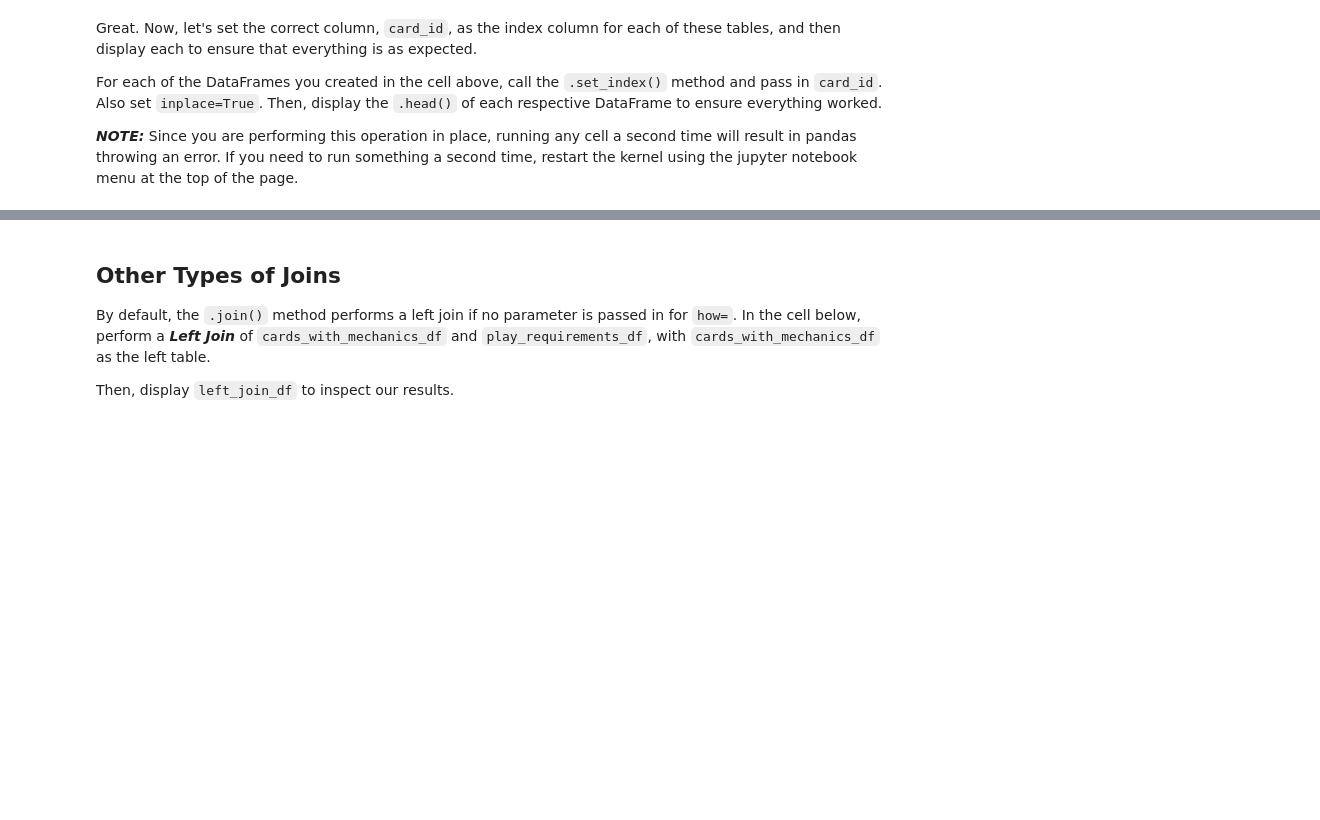
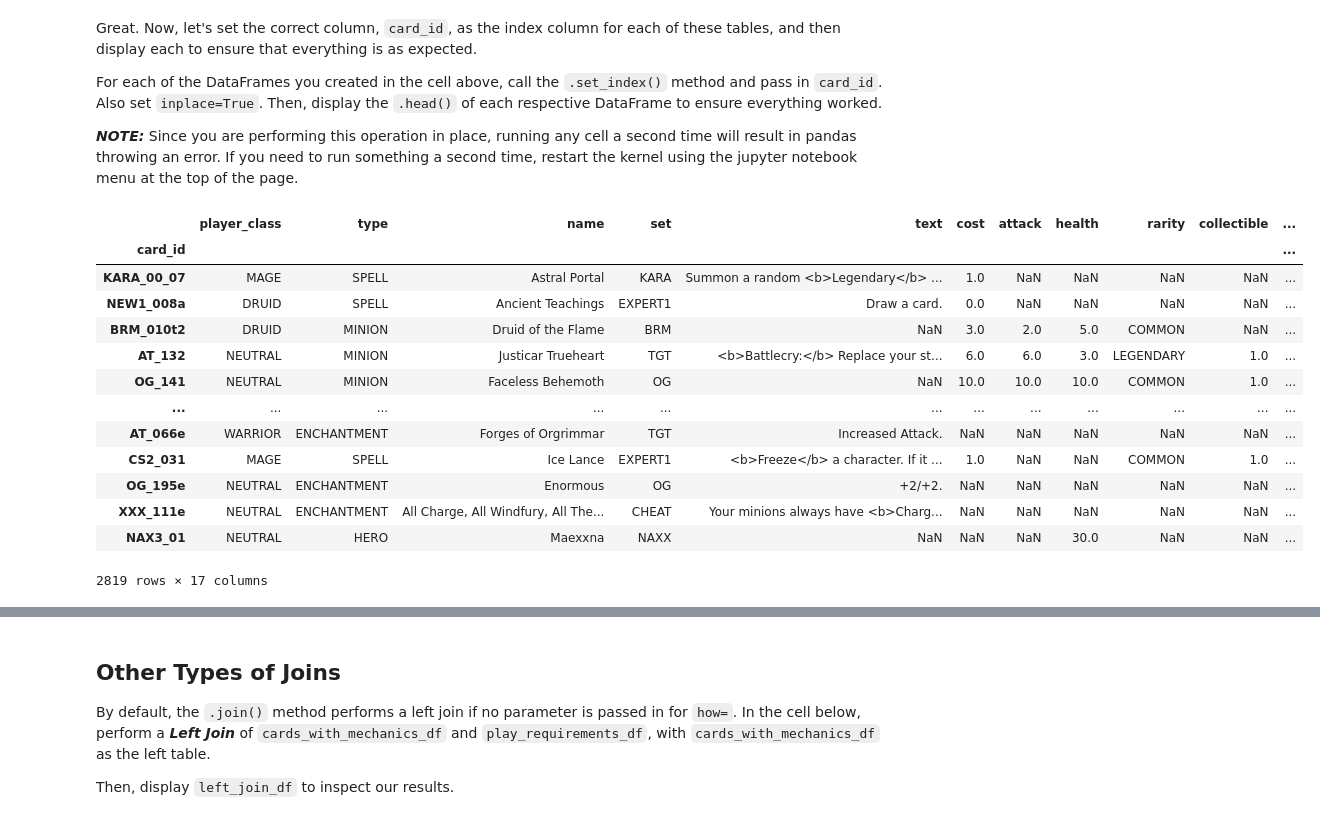
Before and after one commit to dendar/dsc-combining-dataframes-pandas-lab, a Jupyter notebook: index.ipynb, the cells around one changed output, grey strips where cells are left out. Saved outputs shown, nothing was run; the diff lists cells and outputs as text; code cells hidden in the pictures; blank space fills up the shorter version.

```diff
--- a/index.ipynb
+++ b/index.ipynb
@@ -124,3 +124,21 @@ Great.  Now, let's set the correct column, `card_id`, as the index column for ea
 For each of the DataFrames you created in the cell above, call the `.set_index()` method and pass in `card_id`.  Also set `inplace=True`.  Then, display the `.head()` of each respective DataFrame to ensure everything worked.
 
 **_NOTE:_** Since you are performing this operation in place, running any cell a second time will result in pandas throwing an error.  If you need to run something a second time, restart the kernel using the jupyter notebook menu at the top of the page.
+# %%
+cards_df.set_index('card_id', inplace=True)
+cards_df
+# %% [output]
+|  | player_class | type | name | set | text | cost | attack | health | rarity | collectible | ... |
+| card_id |  |  |  |  |  |  |  |  |  |  | ... |
+| KARA_00_07 | MAGE | SPELL | Astral Portal | KARA | Summon a random <b>Legendary</b> ... | 1.0 | NaN | NaN | NaN | NaN | ... |
+| NEW1_008a | DRUID | SPELL | Ancient Teachings | EXPERT1 | Draw a card. | 0.0 | NaN | NaN | NaN | NaN | ... |
+| BRM_010t2 | DRUID | MINION | Druid of the Flame | BRM | NaN | 3.0 | 2.0 | 5.0 | COMMON | NaN | ... |
+| AT_132 | NEUTRAL | MINION | Justicar Trueheart | TGT | <b>Battlecry:</b> Replace your st... | 6.0 | 6.0 | 3.0 | LEGENDARY | 1.0 | ... |
+| OG_141 | NEUTRAL | MINION | Faceless Behemoth | OG | NaN | 10.0 | 10.0 | 10.0 | COMMON | 1.0 | ... |
+| ... | ... | ... | ... | ... | ... | ... | ... | ... | ... | ... | ... |
+| AT_066e | WARRIOR | ENCHANTMENT | Forges of Orgrimmar | TGT | Increased Attack. | NaN | NaN | NaN | NaN | NaN | ... |
+| CS2_031 | MAGE | SPELL | Ice Lance | EXPERT1 | <b>Freeze</b> a character. If it ... | 1.0 | NaN | NaN | COMMON | 1.0 | ... |
+| OG_195e | NEUTRAL | ENCHANTMENT | Enormous | OG | +2/+2. | NaN | NaN | NaN | NaN | NaN | ... |
+| XXX_111e | NEUTRAL | ENCHANTMENT | All Charge, All Windfury, All The... | CHEAT | Your minions always have <b>Charg... | NaN | NaN | NaN | NaN | NaN | ... |
+| NAX3_01 | NEUTRAL | HERO | Maexxna | NAXX | NaN | NaN | NaN | 30.0 | NaN | NaN | ... |
+2819 rows × 17 columns
```
Also changed, not shown: parts of 10 cells of this notebook.
